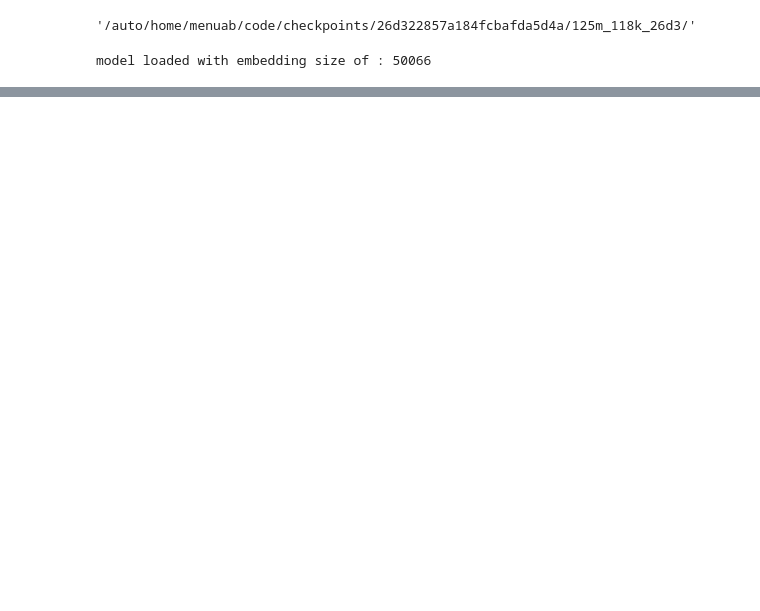
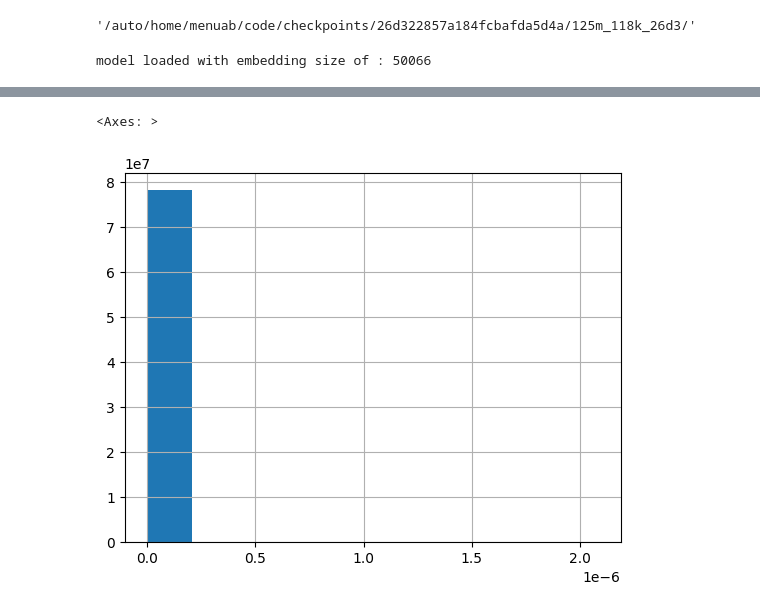
Before and after one commit to YerevaNN/ChemLacticaTestSuite, a Jupyter notebook: src/notebooks/sample_distribution.ipynb, the cells around one changed output, grey strips where cells are left out. Drawn from its saved outputs; the diff is of its cells as text; code cells hidden in the pictures; blank space fills up the shorter version.

```diff
--- a/src/notebooks/sample_distribution.ipynb
+++ b/src/notebooks/sample_distribution.ipynb
@@ -93 +174,6 @@ sampled_values = np.random.choice(np.arange(0,1,0.01), size=10000, p=None)
+# %%
+d.hist()
+# %% [output]
+<Axes: >
+[figure, added]
 # %%
```
Also changed, not shown: parts of 27 cells of this notebook, 1 other file.
